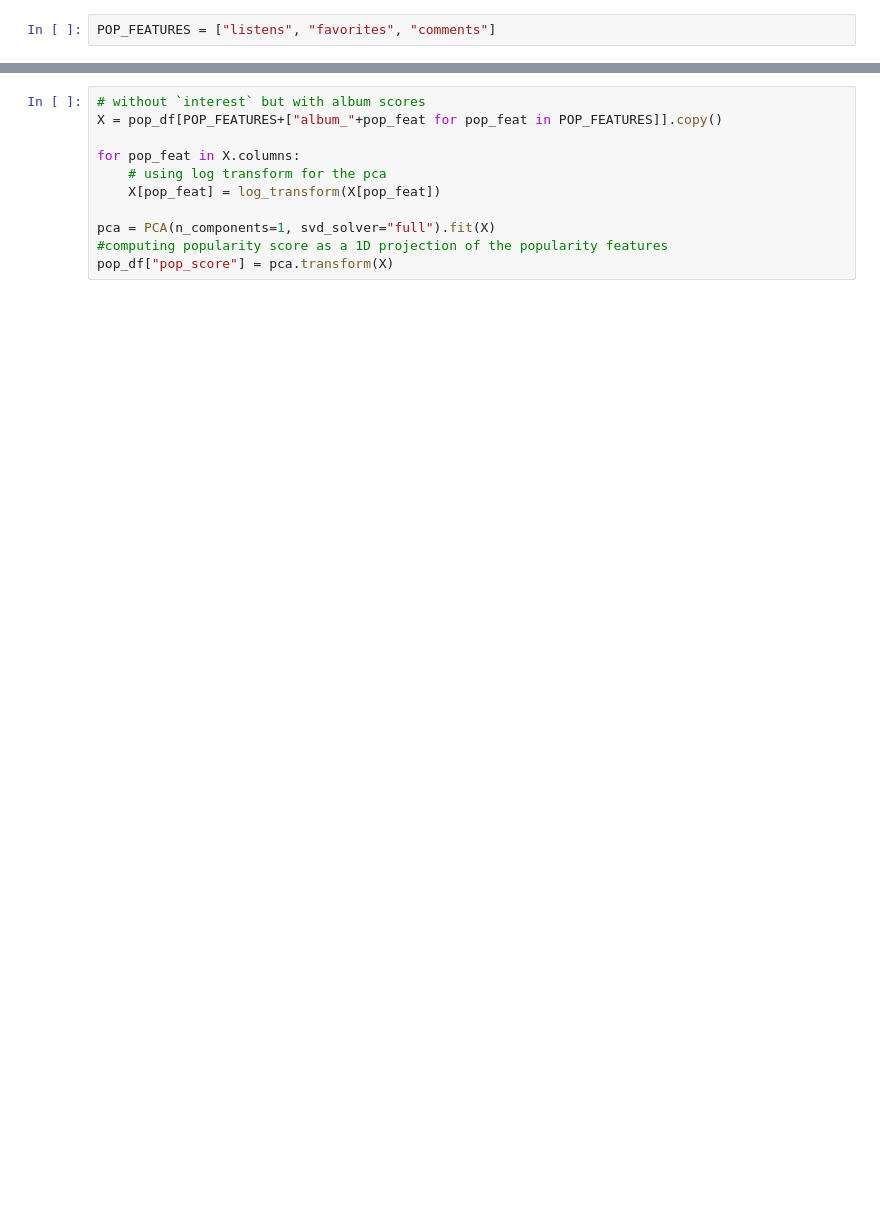
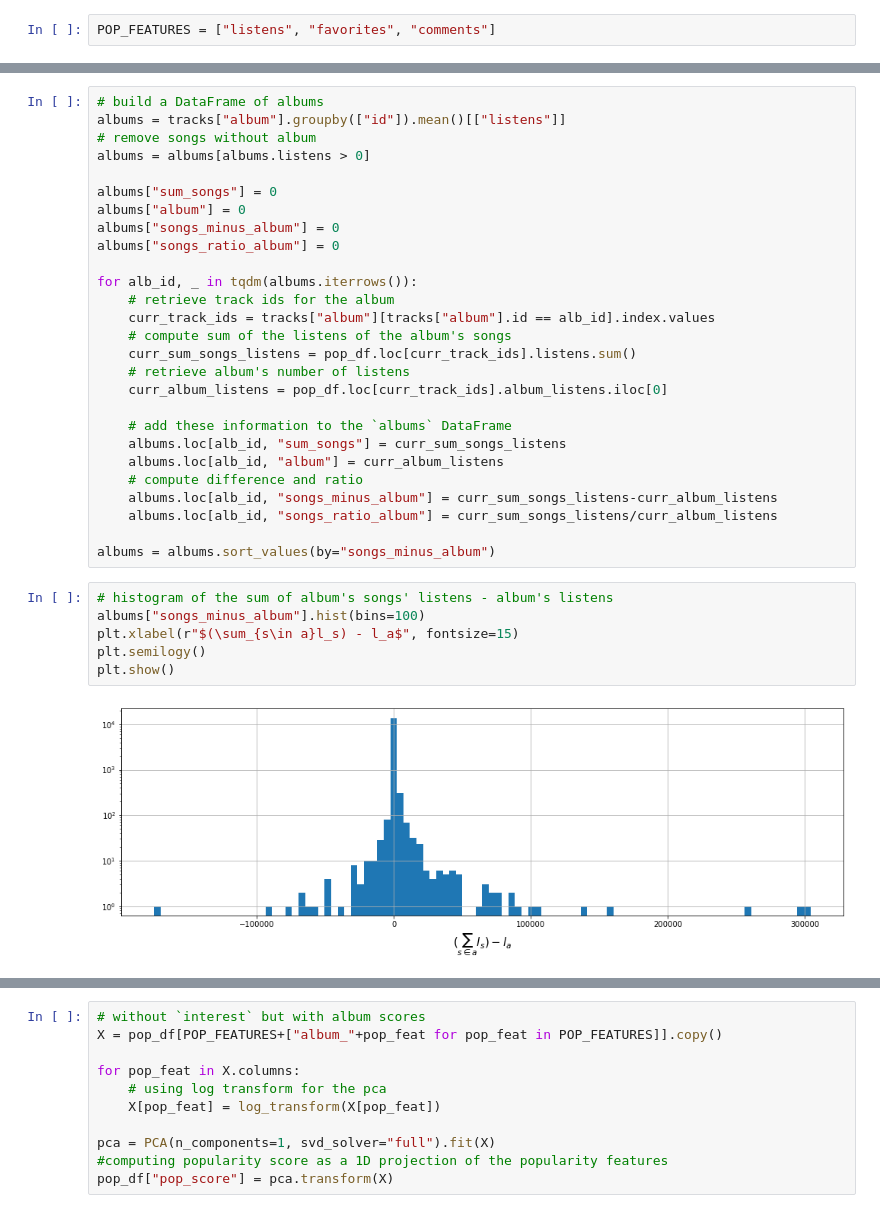
Before and after one commit to Glorf/DH-401, a Jupyter notebook: milestone3.ipynb, the cells around one changed output, grey strips where cells are left out. Drawn from its saved outputs; the diff is of its cells as text; blank space fills up the shorter version.

```diff
--- a/milestone3.ipynb
+++ b/milestone3.ipynb
@@ -98,0 +105,35 @@ for pop_feat in POP_FEATURES:
+# %%
+# build a DataFrame of albums
+albums = tracks["album"].groupby(["id"]).mean()[["listens"]]
+# remove songs without album
+albums = albums[albums.listens > 0]
+
+albums["sum_songs"] = 0
+albums["album"] = 0
+albums["songs_minus_album"] = 0
+albums["songs_ratio_album"] = 0
+
+for alb_id, _ in tqdm(albums.iterrows()):
+    # retrieve track ids for the album
+    curr_track_ids = tracks["album"][tracks["album"].id == alb_id].index.values
+    # compute sum of the listens of the album's songs
+    curr_sum_songs_listens = pop_df.loc[curr_track_ids].listens.sum()
+    # retrieve album's number of listens
+    curr_album_listens = pop_df.loc[curr_track_ids].album_listens.iloc[0]
+
+    # add these information to the `albums` DataFrame
+    albums.loc[alb_id, "sum_songs"] = curr_sum_songs_listens
+    albums.loc[alb_id, "album"] = curr_album_listens
+    # compute difference and ratio
+    albums.loc[alb_id, "songs_minus_album"] = curr_sum_songs_listens-curr_album_listens
+    albums.loc[alb_id, "songs_ratio_album"] = curr_sum_songs_listens/curr_album_listens
+
+albums = albums.sort_values(by="songs_minus_album")
+# %%
+# histogram of the sum of album's songs' listens - album's listens
+albums["songs_minus_album"].hist(bins=100)
+plt.xlabel(r"$(\sum_{s\in a}l_s) - l_a$", fontsize=15)
+plt.semilogy()
+plt.show()
+# %% [output]
+[figure, added]
```
Also changed, not shown: parts of 35 cells of this notebook.
